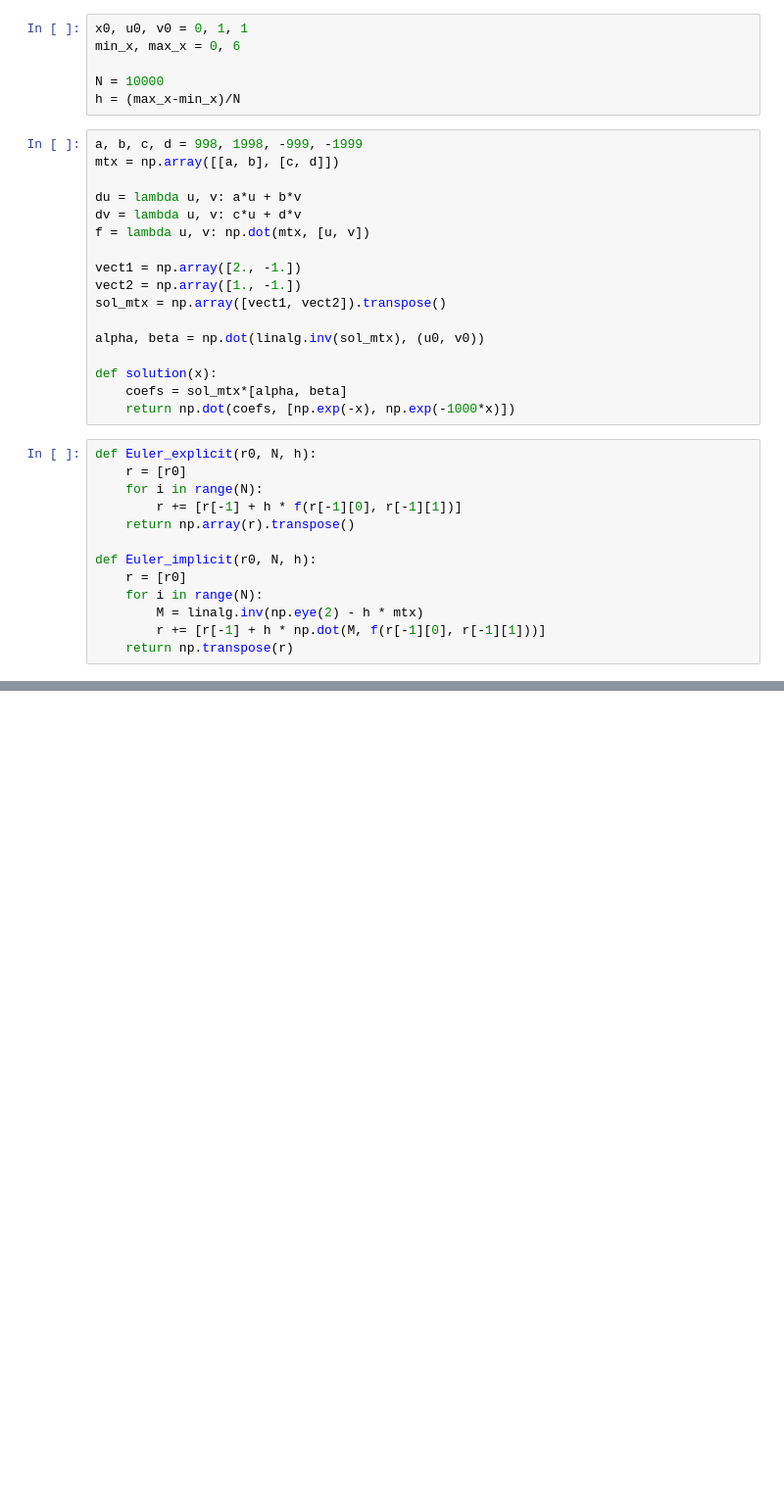
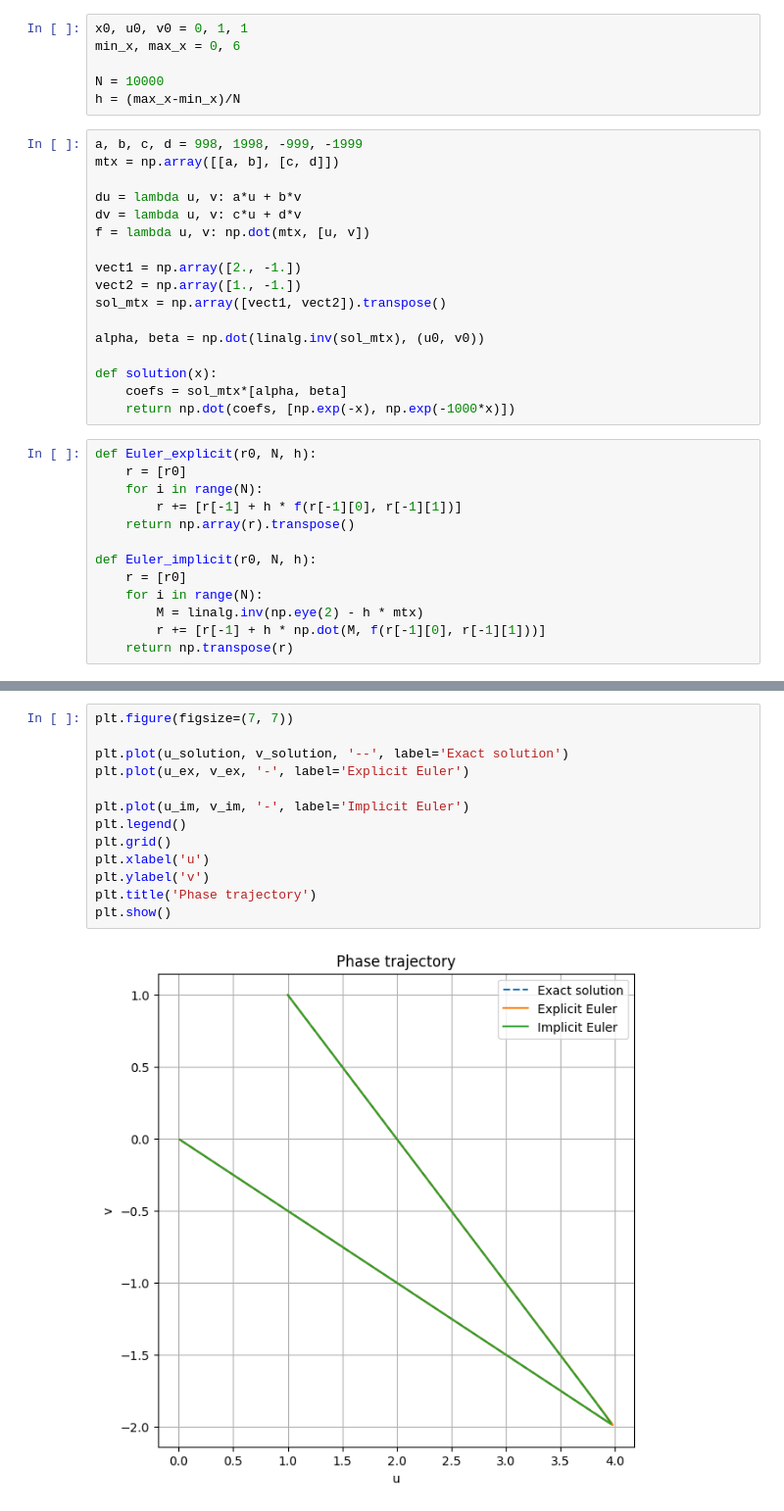
Before and after one commit to CuSynth/computational-physics, a Jupyter notebook: # 8 Stiff system/solution.ipynb, the cells around one changed output, grey strips where cells are left out. Shown: that part at 98% size. Saved outputs shown, nothing was run; the diff lists cells and outputs as text; blank space fills up the shorter version.

```diff
--- a/# 8 Stiff system/solution.ipynb
+++ b/# 8 Stiff system/solution.ipynb
@@ -87,0 +92,15 @@ plt.show()
+# %%
+plt.figure(figsize=(7, 7))
+
+plt.plot(u_solution, v_solution, '--', label='Exact solution')
+plt.plot(u_ex, v_ex, '-', label='Explicit Euler')
+
+plt.plot(u_im, v_im, '-', label='Implicit Euler')
+plt.legend()
+plt.grid()
+plt.xlabel('u')
+plt.ylabel('v')
+plt.title('Phase trajectory')
+plt.show()
+# %% [output]
+[figure, added]
```
Also changed, not shown: parts of 9 cells of this notebook, 1 other file.
